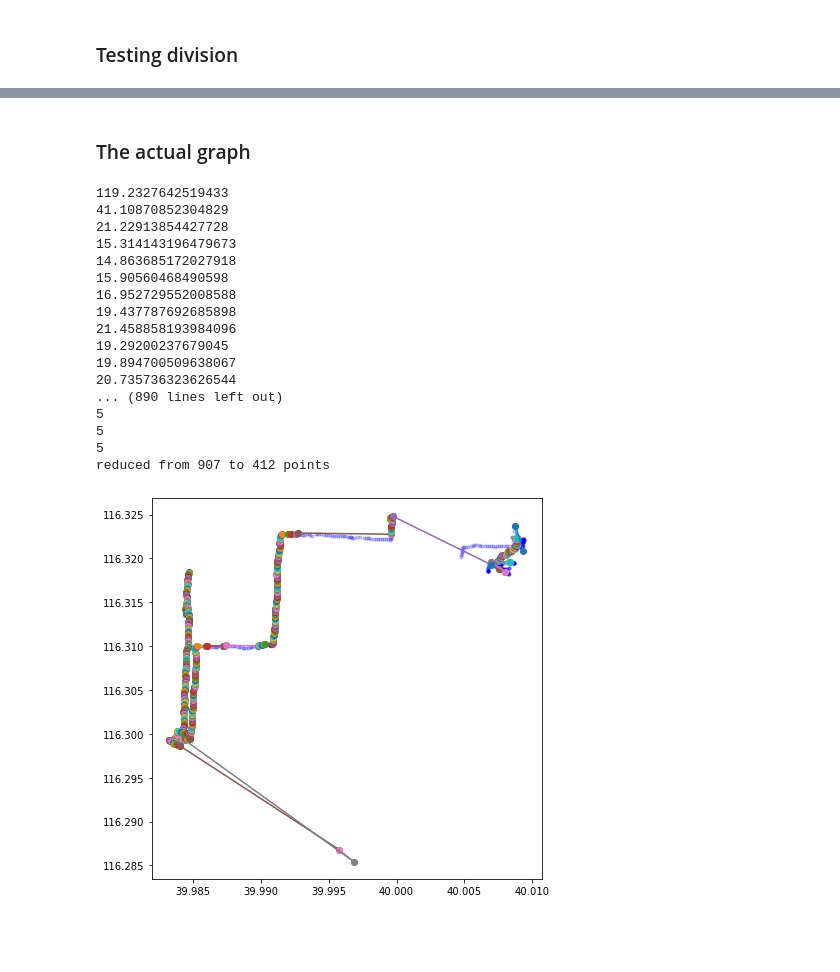
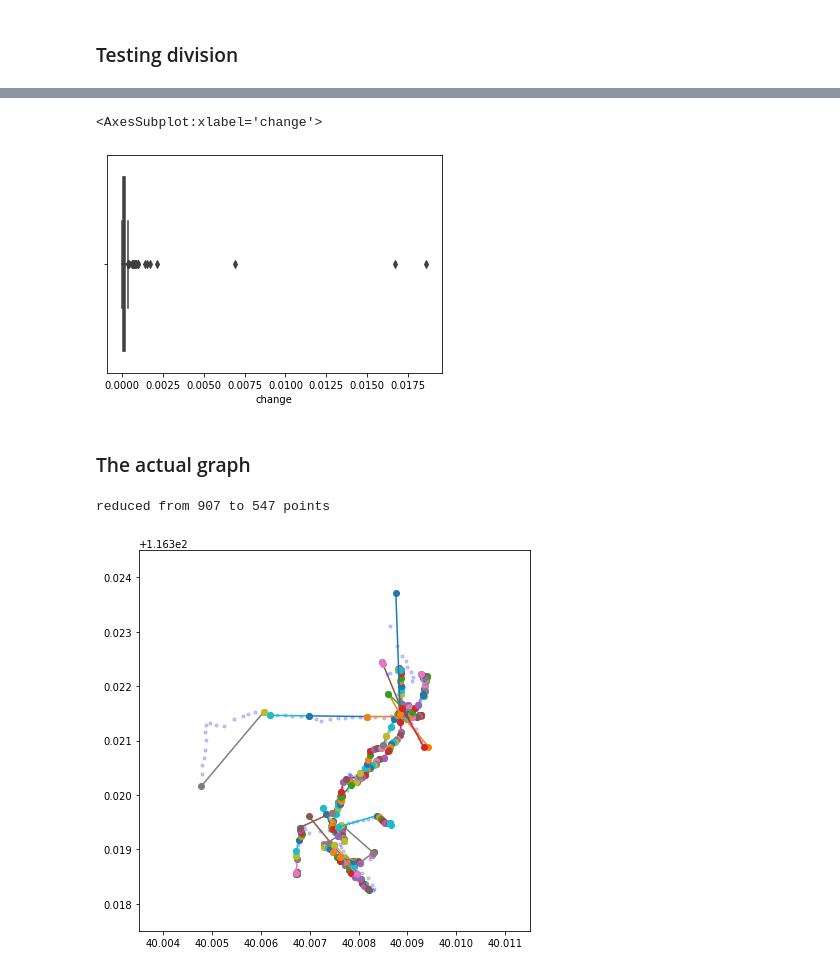
Before and after one commit to svensesen/Beijing-Topo, a Jupyter notebook: test.ipynb, the cells around one changed output, grey strips where cells are left out. Drawn from its saved outputs; the diff is of its cells as text; code cells hidden in the pictures; blank space fills up the shorter version.

Commit message:
More testing and small update to graph

```diff
--- a/test.ipynb
+++ b/test.ipynb
@@ -50,3 +50,15 @@ df = pd.read_csv("presets/0.csv")
 # %%
 tra = df["trajectory"].unique()[0]
 dft = df[df["trajectory"] == tra]
+# %%
+for i in range(1, 10):
+    lat0 = dft.iloc[i-1, 0]
+    long0 = dft.iloc[i-1, 1]
+
+    lat1 = dft.iloc[i, 0]
+    long1 = dft.iloc[i, 1]
+
+    print(lat0, lat1, long0, long1)
+    print(calculate_angle(lat0, lat1, long0, long1)-90)
+    print(short_angle(lat0, lat1, long0, long1))
+    print("")
@@ -76,5 +114,10 @@ See the caveats in the documentation: https://pandas.pydata.org/pandas-docs/stab
   self._setitem_single_column(ilocs[0], value, pi)
 <matplotlib.collections.PathCollection at 0x...>
 [figure]
+# %%
+sns.boxplot(dft['change'])
+# %% [output]
+<AxesSubplot:xlabel='change'>
+[figure, added]
 # %% [markdown]
 ### The actual graph
@@ -145,36 +218,23 @@ def create_graph(df, max_angle_change = 45, method = 3, max_angle_change_min = 5
 # %%
-graph = create_graph(dft, method = 3)
+graph = create_graph(dft, method = 1, distance_multiplier = 5, max_angle_change = 4)
 
 fig, ax = plt.subplots(figsize = (7,7))
 ax.scatter(dft.latitude, dft.longitude, zorder=1, alpha= 0.2, c='b', s=10)
 
 for edge in graph.edges:
     lat1 = min(edge.vertices).latitude
     long1 = min(edge.vertices).longitude
 
     lat2 = max(edge.vertices).latitude
     long2 = max(edge.vertices).longitude
 
     plt.plot([lat1, lat2], [long1, long2], marker = 'o')
 
+ax = plt.gca()
 
+ax.set_xlim([40.0035, 40.0115])
+ax.set_ylim([116.3175, 116.3245])
 print(f"reduced from {len(dft)} to {len(graph.vertices)} points")
 # %% [output]
-119.2327642519433
-41.10870852304829
-21.22913854427728
-15.314143196479673
-14.863685172027918
-15.90560468490598
-16.952729552008588
-19.437787692685898
-21.458858193984096
-19.29200237679045
-19.894700509638067
-20.735736323626544
-... (890 lines left out)
-5
-5
-5
-reduced from 907 to 412 points
+reduced from 907 to 547 points
-[figure, old version]
+[figure, new version]
```
Also changed, not shown: parts of 10 cells of this notebook, 1 other file.
